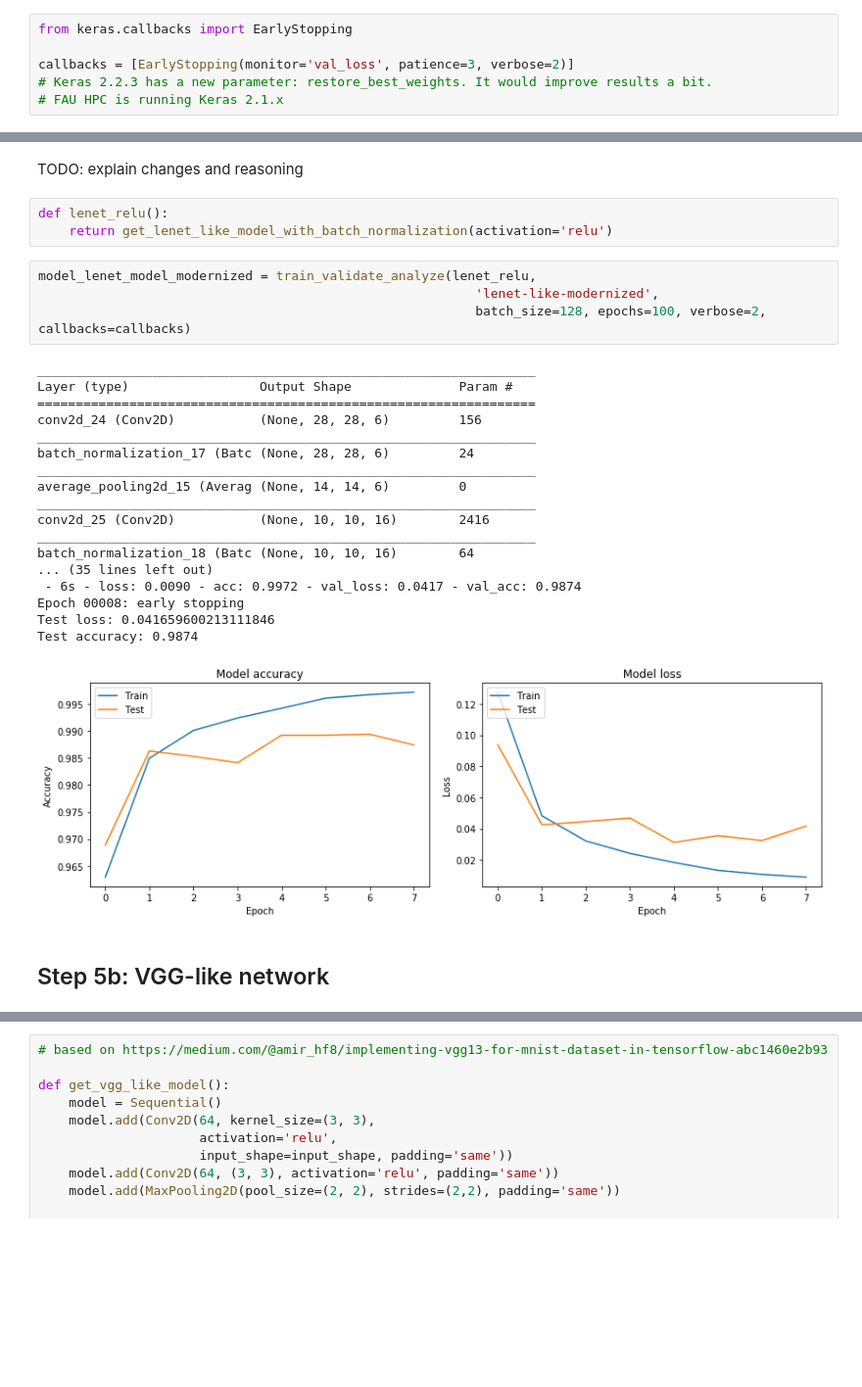
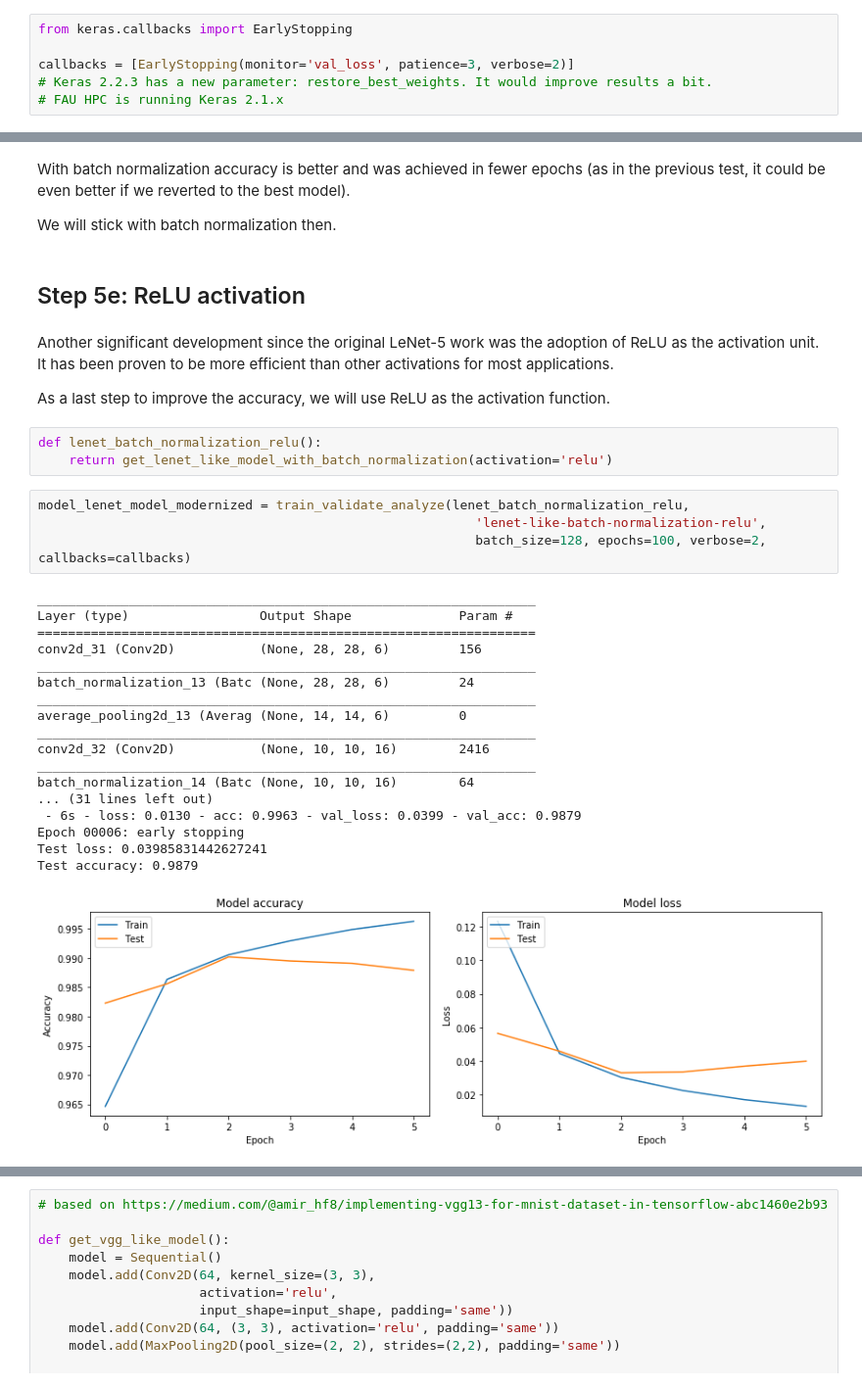
Before and after one commit to fau-masters-collected-works-cgarbin/cap6618-computer-vision, a Jupyter notebook: module5/CAP6618_PP3_final_cgarbin.ipynb, the cells around one changed output, grey strips where cells are left out. Shown at 98% size. Saved outputs shown, nothing was run; the diff lists cells and outputs as text; blank space fills up the shorter version.

```diff
--- a/module5/CAP6618_PP3_final_cgarbin.ipynb
+++ b/module5/CAP6618_PP3_final_cgarbin.ipynb
@@ -437,30 +449,36 @@ TODO: add analysis here
-# %% [markdown]
-TODO: explain changes and reasoning
+# %% [markdown]
+With batch normalization accuracy is better and was achieved in fewer epochs (as in the previous test, it could be even better if we reverted to the best model).
+
+We will stick with batch normalization then.
+# %% [markdown]
+## Step 5e: ReLU activation
+# %% [markdown]
+Another significant development since the original LeNet-5 work was the adoption of ReLU as the activation unit. It has been proven to be more efficient than other activations for most applications.
+
+As a last step to improve the accuracy, we will use ReLU as the activation function.
 # %%
-def lenet_relu():
+def lenet_batch_normalization_relu():
     return get_lenet_like_model_with_batch_normalization(activation='relu')
 # %%
-model_lenet_model_modernized = train_validate_analyze(lenet_relu,
-                                                         'lenet-like-modernized',
+model_lenet_model_modernized = train_validate_analyze(lenet_batch_normalization_relu,
+                                                         'lenet-like-batch-normalization-relu',
                                                          batch_size=128, epochs=100, verbose=2, callbacks=callbacks)
 # %% [output]
 _________________________________________________________________
 Layer (type)                 Output Shape              Param #
 =================================================================
-conv2d_24 (Conv2D)           (None, 28, 28, 6)         156
+conv2d_31 (Conv2D)           (None, 28, 28, 6)         156
 _________________________________________________________________
-batch_normalization_17 (Batc (None, 28, 28, 6)         24
+batch_normalization_13 (Batc (None, 28, 28, 6)         24
 _________________________________________________________________
-average_pooling2d_15 (Averag (None, 14, 14, 6)         0
+average_pooling2d_13 (Averag (None, 14, 14, 6)         0
 _________________________________________________________________
-conv2d_25 (Conv2D)           (None, 10, 10, 16)        2416
+conv2d_32 (Conv2D)           (None, 10, 10, 16)        2416
 _________________________________________________________________
-batch_normalization_18 (Batc (None, 10, 10, 16)        64
-... (35 lines left out)
- - 6s - loss: 0.0090 - acc: 0.9972 - val_loss: 0.0417 - val_acc: 0.9874
-Epoch 00008: early stopping
-Test loss: 0.041659600213111846
-Test accuracy: 0.9874
+batch_normalization_14 (Batc (None, 10, 10, 16)        64
+... (31 lines left out)
+ - 6s - loss: 0.0130 - acc: 0.9963 - val_loss: 0.0399 - val_acc: 0.9879
+Epoch 00006: early stopping
+Test loss: 0.03985831442627241
+Test accuracy: 0.9879
-[figure, old version]
+[figure, new version]
-# %% [markdown]
-## Step 5b: VGG-like network
```
Also changed, not shown: parts of 52 cells of this notebook, 3 other files.
